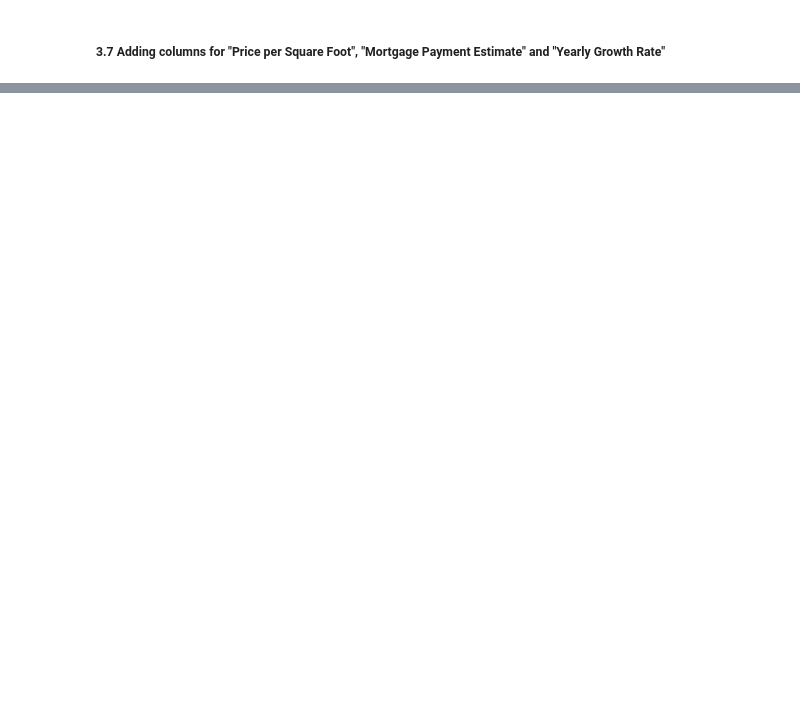
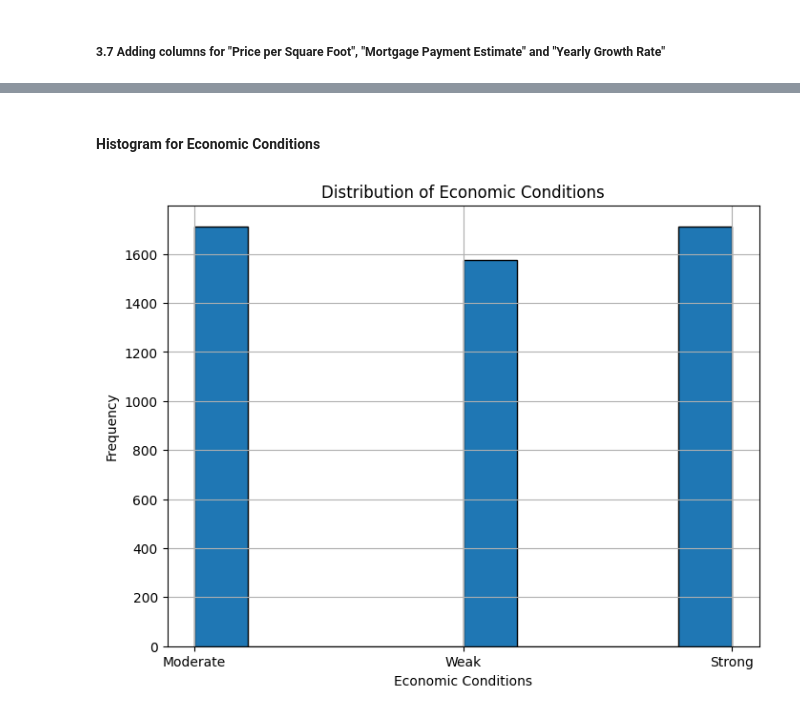
Before and after one commit to saibattula93/US-House-Analysis, a Jupyter notebook: notebook/EDA_House.ipynb, the cells around one changed output, grey strips where cells are left out. Cells and saved outputs as stored; diff of their text form; code cells hidden in the pictures; blank space fills up the shorter version.

```diff
--- a/notebook/EDA_House.ipynb
+++ b/notebook/EDA_House.ipynb
@@ -337,0 +368,12 @@ plt.show()
+# %% [markdown]
+#### Histogram for Economic Conditions
+# %%
+plt.figure(figsize=(8, 6))
+plt.hist(df['Economic_Conditions'], bins=10, edgecolor='k')
+plt.title('Distribution of Economic Conditions')
+plt.xlabel('Economic Conditions')
+plt.ylabel('Frequency')
+plt.grid(True)
+plt.show()
+# %% [output]
+[figure, added]
```
Also changed, not shown: parts of 35 cells of this notebook.
